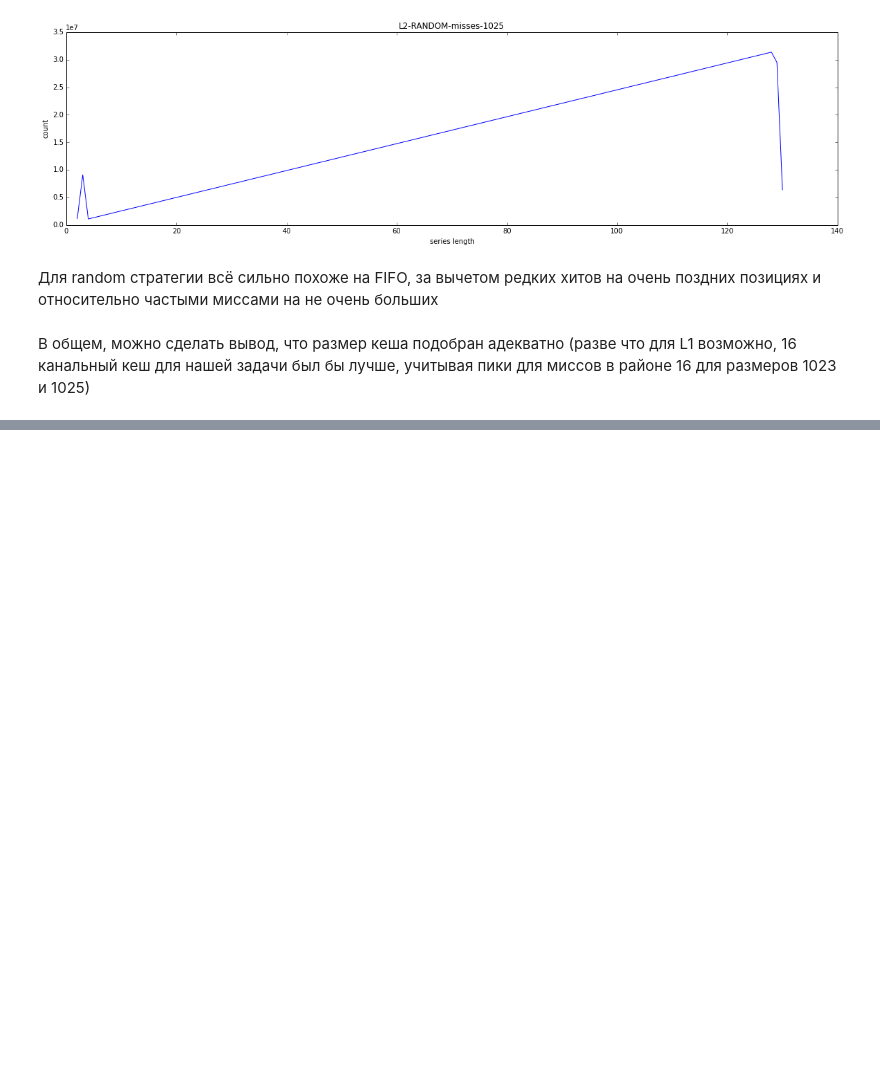
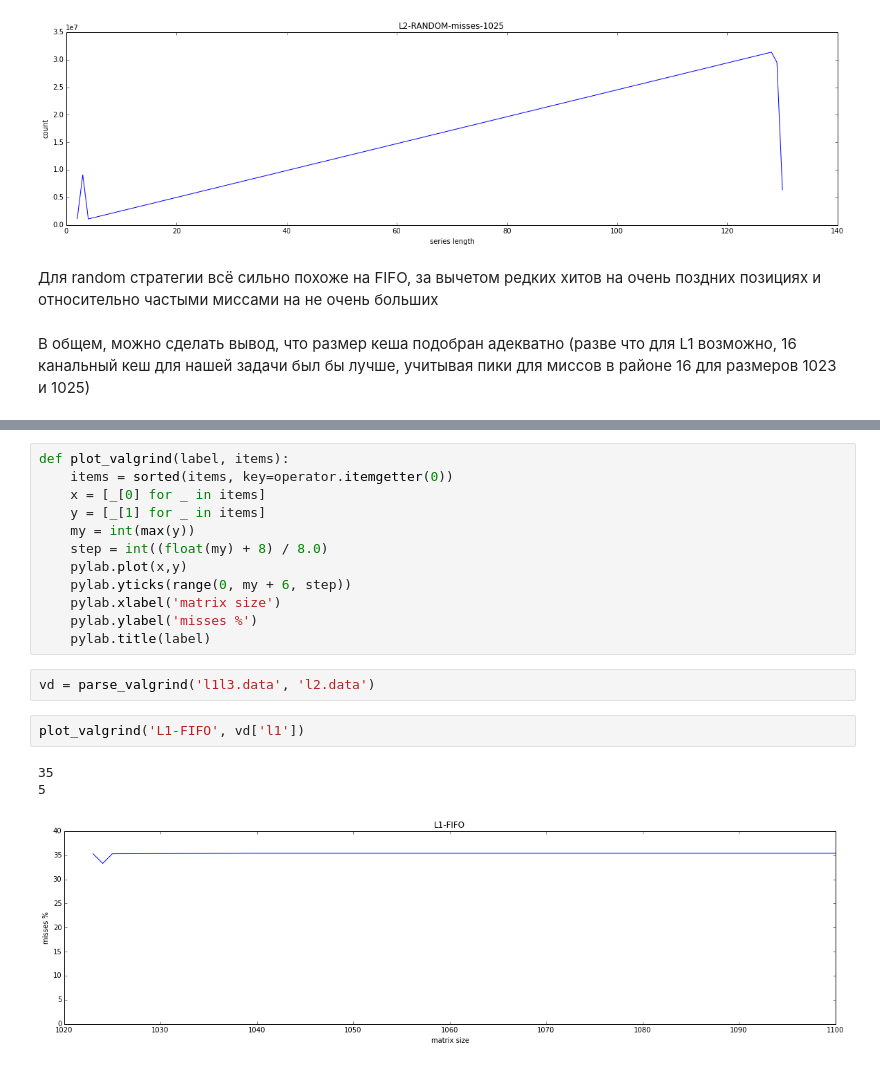
Before and after one commit to sajeruk/Mag.Par.Ex3, a Jupyter notebook: Ex3.ipynb, the cells around one changed output, grey strips where cells are left out. Cells and saved outputs as stored; diff of their text form; blank space fills up the shorter version.

```diff
--- a/Ex3.ipynb
+++ b/Ex3.ipynb
@@ -245,0 +266,20 @@ plotAllSeries(rand_res[0], ['hits', 'misses'])
+# %%
+def plot_valgrind(label, items):
+    items = sorted(items, key=operator.itemgetter(0))
+    x = [_[0] for _ in items]
+    y = [_[1] for _ in items]
+    my = int(max(y))
+    step = int((float(my) + 8) / 8.0)
+    pylab.plot(x,y)
+    pylab.yticks(range(0, my + 6, step))
+    pylab.xlabel('matrix size')
+    pylab.ylabel('misses %')
+    pylab.title(label)
+# %%
+vd = parse_valgrind('l1l3.data', 'l2.data')
+# %%
+plot_valgrind('L1-FIFO', vd['l1'])
+# %% [output]
+35
+5
+[figure, added]
```
Also changed, not shown: parts of 5 cells of this notebook.
